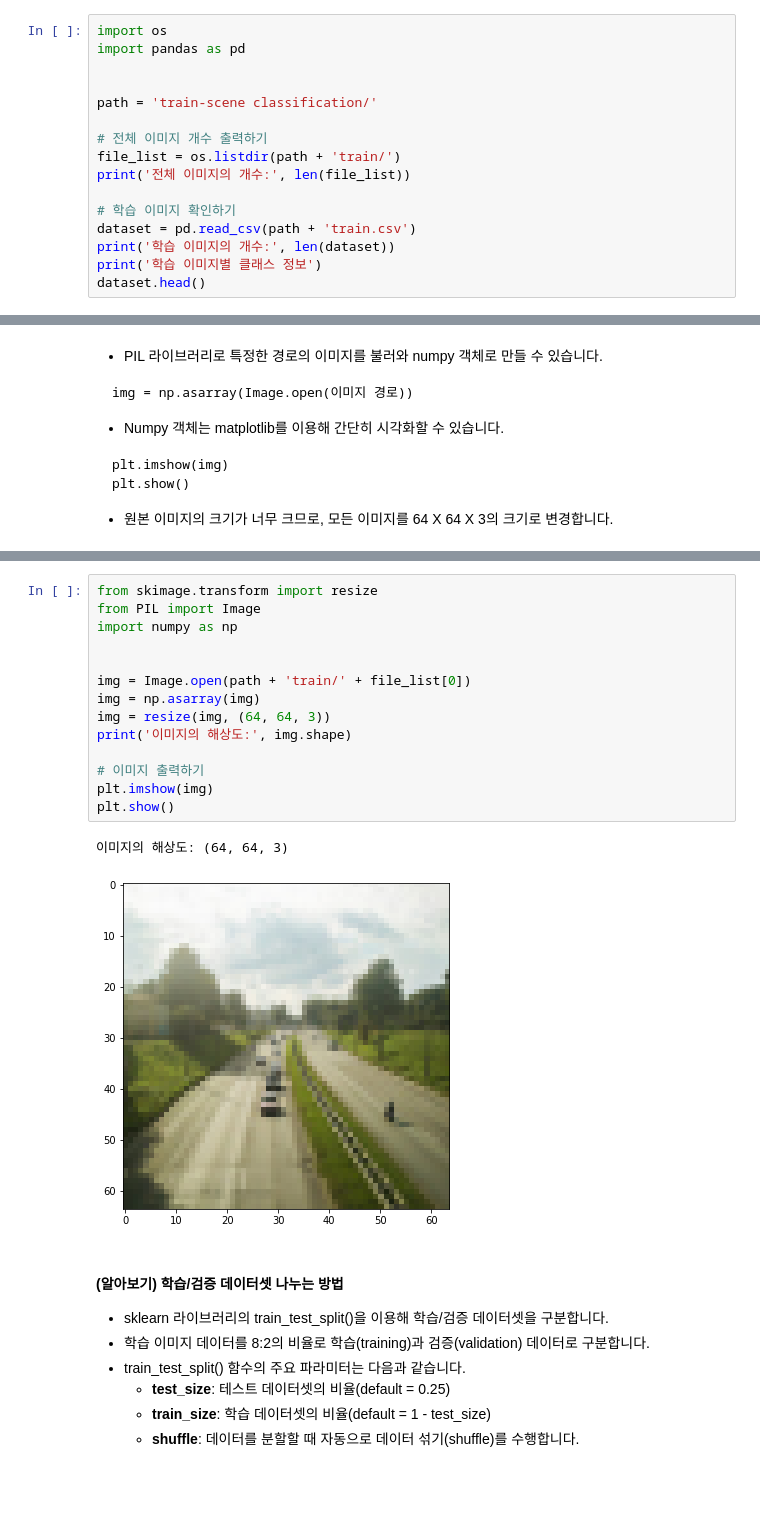
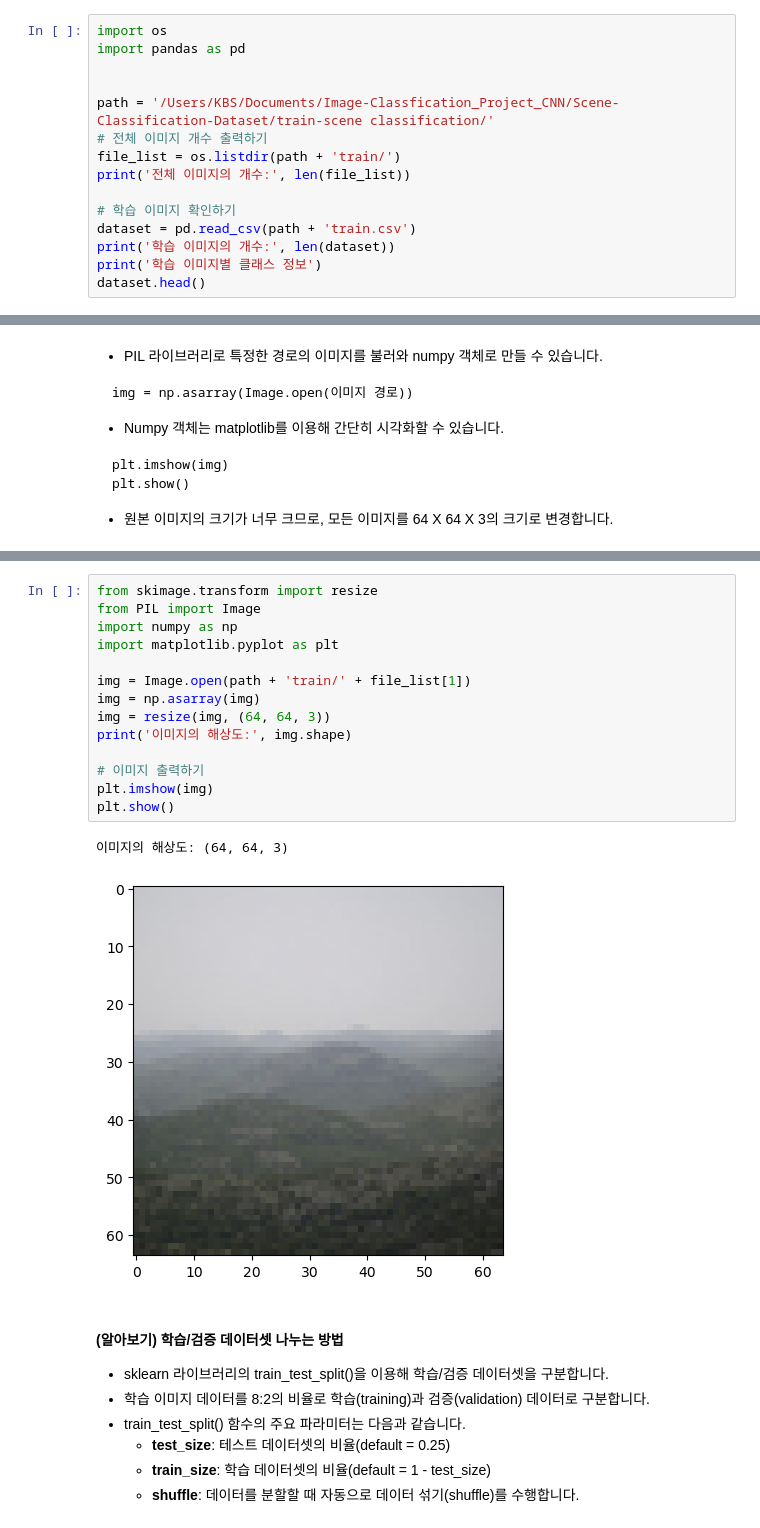
Before and after one commit to Thx4comin9/Image-Classfication_Project_CNN, a Jupyter notebook: _실전_프로젝트__기본적인_기계학습_알고리즘을_활용한_풍경_Scene__이미지_분류__문제지_.ipynb, the cells around one changed output, grey strips where cells are left out. Drawn from its saved outputs; the diff is of its cells as text; blank space fills up the shorter version.

Commit message:
programmers project - cnn

```diff
--- a/_실전_프로젝트__기본적인_기계학습_알고리즘을_활용한_풍경_Scene__이미지_분류__문제지_.ipynb
+++ b/_실전_프로젝트__기본적인_기계학습_알고리즘을_활용한_풍경_Scene__이미지_분류__문제지_.ipynb
@@ -70,8 +85,7 @@ import os
 import pandas as pd
 
 
-path = 'train-scene classification/'
-
+path = '/Users/KBS/Documents/Image-Classfication_Project_CNN/Scene-Classification-Dataset/train-scene classification/'
 # 전체 이미지 개수 출력하기
 file_list = os.listdir(path + 'train/')
 print('전체 이미지의 개수:', len(file_list))
@@ -130,20 +174,20 @@ plt.show()
 # %%
 from skimage.transform import resize
 from PIL import Image
 import numpy as np
+import matplotlib.pyplot as plt
 
-
-img = Image.open(path + 'train/' + file_list[0])
+img = Image.open(path + 'train/' + file_list[1])
 img = np.asarray(img)
 img = resize(img, (64, 64, 3))
 print('이미지의 해상도:', img.shape)
 
 # 이미지 출력하기
 plt.imshow(img)
 plt.show()
 # %% [output]
 이미지의 해상도: (64, 64, 3)
-[figure, old version]
+[figure, new version]
 # %% [markdown]
 #### <b>(알아보기) 학습/검증 데이터셋 나누는 방법</b>
 
```
Also changed, not shown: parts of 10 cells of this notebook.
